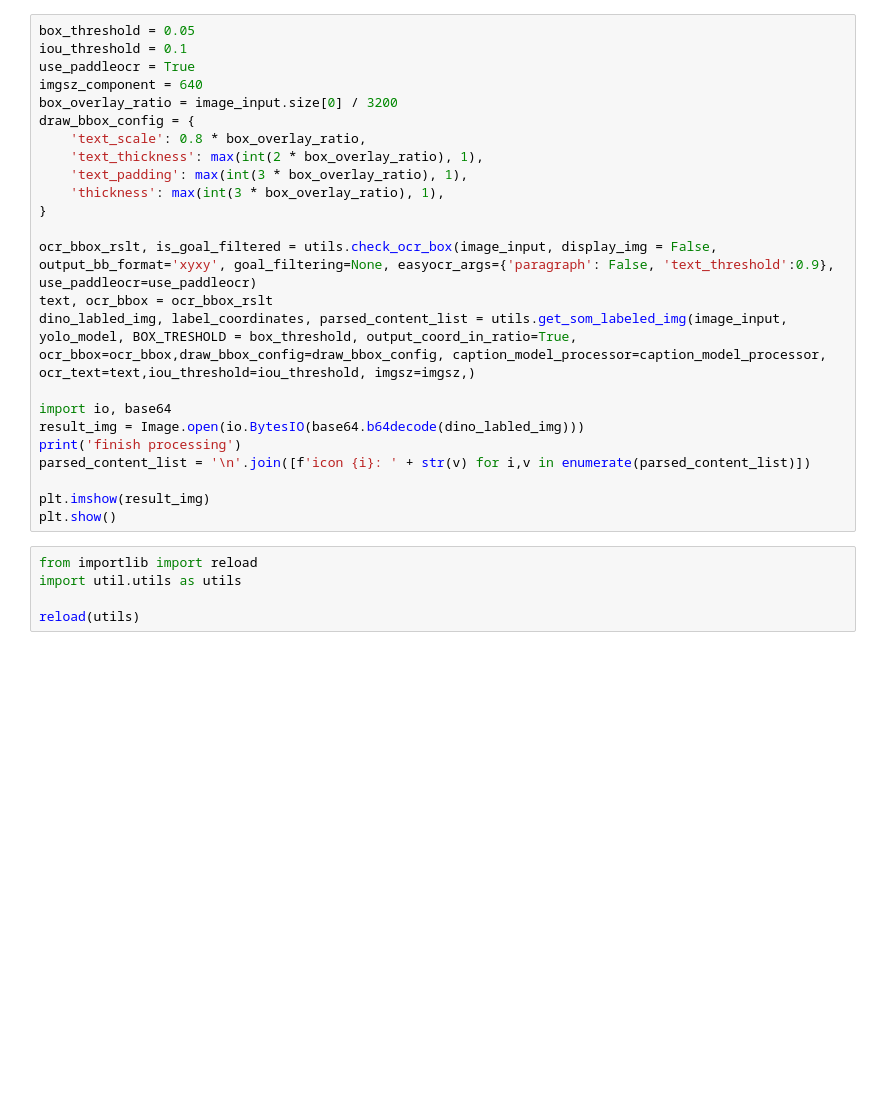
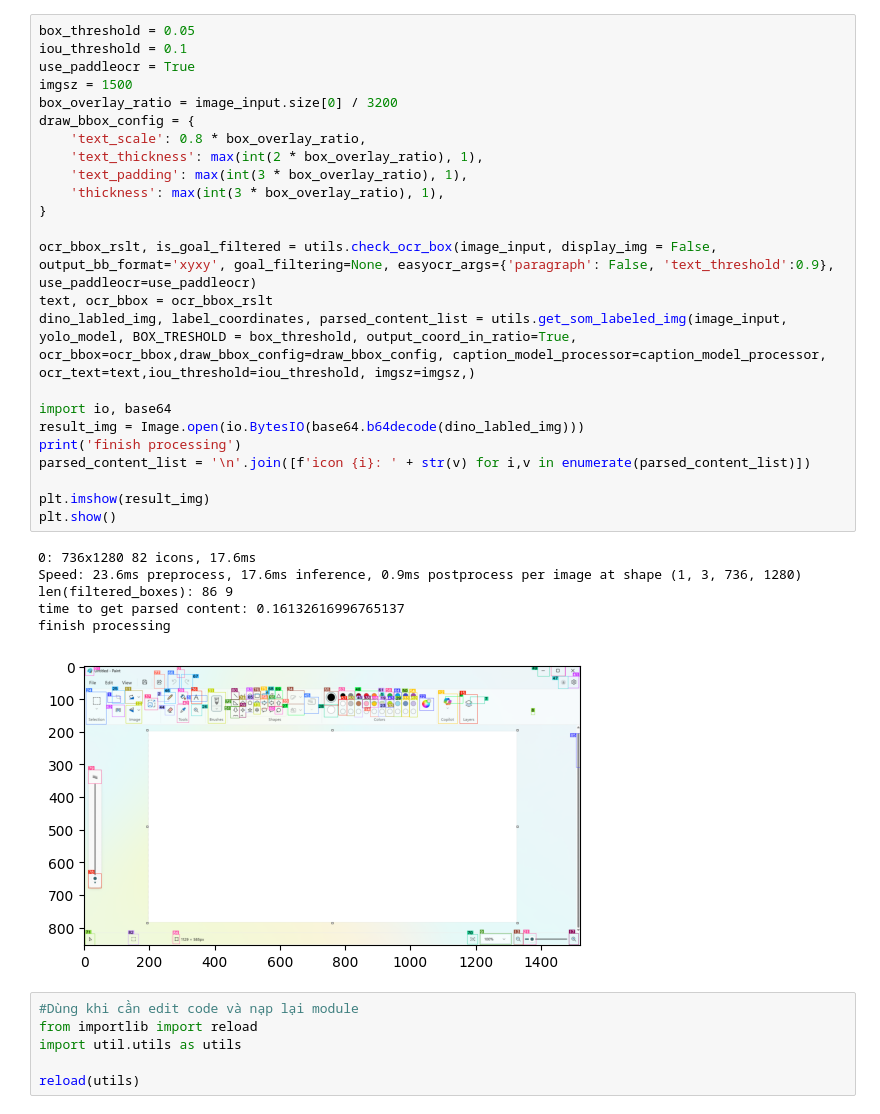
Before and after one commit to tdqreg/demo-omni, a Jupyter notebook: omniparser-v2.ipynb, the cells around one changed output. Saved outputs shown, nothing was run; the diff lists cells and outputs as text; blank space fills up the shorter version.

```diff
--- a/omniparser-v2.ipynb
+++ b/omniparser-v2.ipynb
@@ -23,28 +24,36 @@ plt.show()
 # %%
 box_threshold = 0.05
 iou_threshold = 0.1
 use_paddleocr = True
-imgsz_component = 640
+imgsz = 1500
 box_overlay_ratio = image_input.size[0] / 3200
 draw_bbox_config = {
     'text_scale': 0.8 * box_overlay_ratio,
     'text_thickness': max(int(2 * box_overlay_ratio), 1),
     'text_padding': max(int(3 * box_overlay_ratio), 1),
     'thickness': max(int(3 * box_overlay_ratio), 1),
 }
 
 ocr_bbox_rslt, is_goal_filtered = utils.check_ocr_box(image_input, display_img = False, output_bb_format='xyxy', goal_filtering=None, easyocr_args={'paragraph': False, 'text_threshold':0.9}, use_paddleocr=use_paddleocr)
 text, ocr_bbox = ocr_bbox_rslt
 dino_labled_img, label_coordinates, parsed_content_list = utils.get_som_labeled_img(image_input, yolo_model, BOX_TRESHOLD = box_threshold, output_coord_in_ratio=True, ocr_bbox=ocr_bbox,draw_bbox_config=draw_bbox_config, caption_model_processor=caption_model_processor, ocr_text=text,iou_threshold=iou_threshold, imgsz=imgsz,)
 
 import io, base64
 result_img = Image.open(io.BytesIO(base64.b64decode(dino_labled_img)))
 print('finish processing')
 parsed_content_list = '\n'.join([f'icon {i}: ' + str(v) for i,v in enumerate(parsed_content_list)])
 
 plt.imshow(result_img)
 plt.show()
+# %% [output]
+0: 736x1280 82 icons, 17.6ms
+Speed: 23.6ms preprocess, 17.6ms inference, 0.9ms postprocess per image at shape (1, 3, 736, 1280)
+len(filtered_boxes): 86 9
+time to get parsed content: 0.16132616996765137
+finish processing
+[figure, added]
 # %%
+#Dùng khi cần edit code và nạp lại module
 from importlib import reload
 import util.utils as utils
 
```
Also changed, not shown: parts of 2 cells of this notebook, 2 other files.
